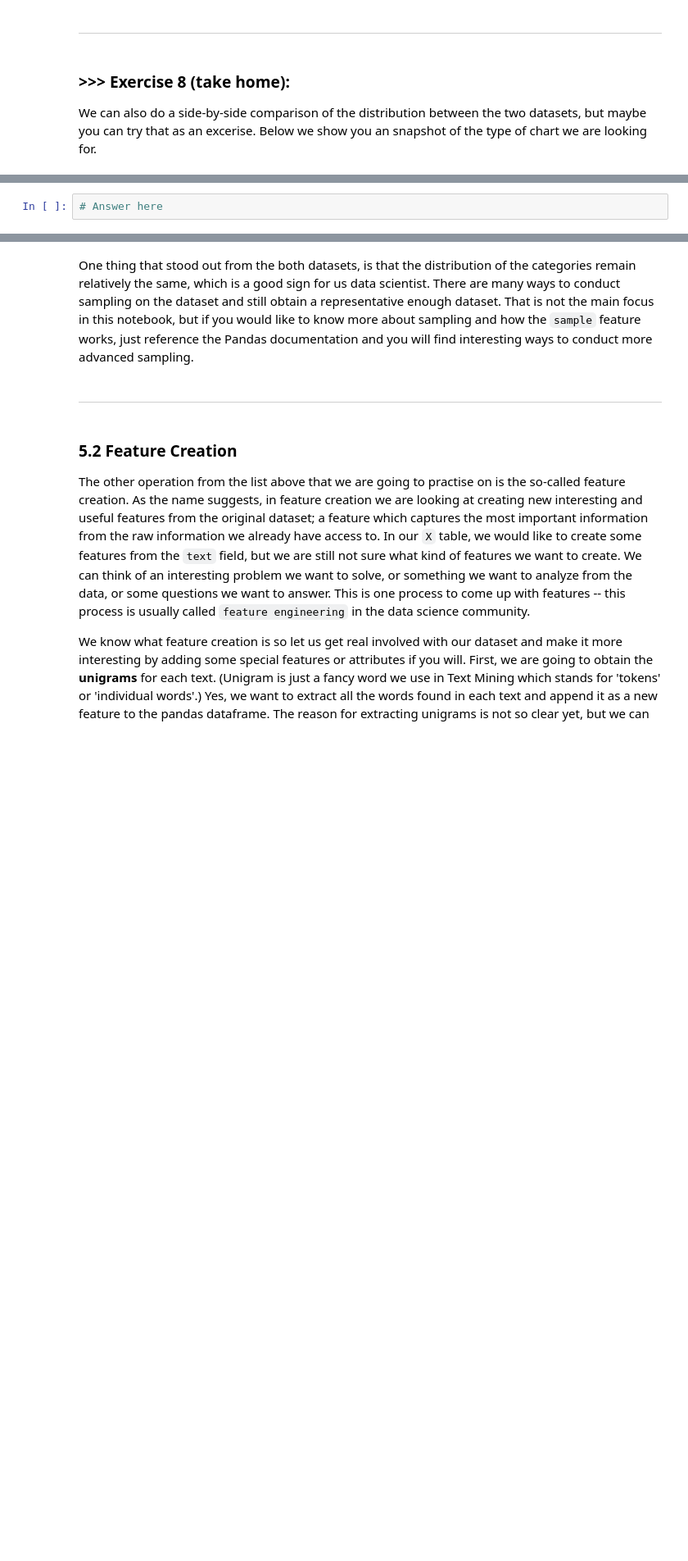
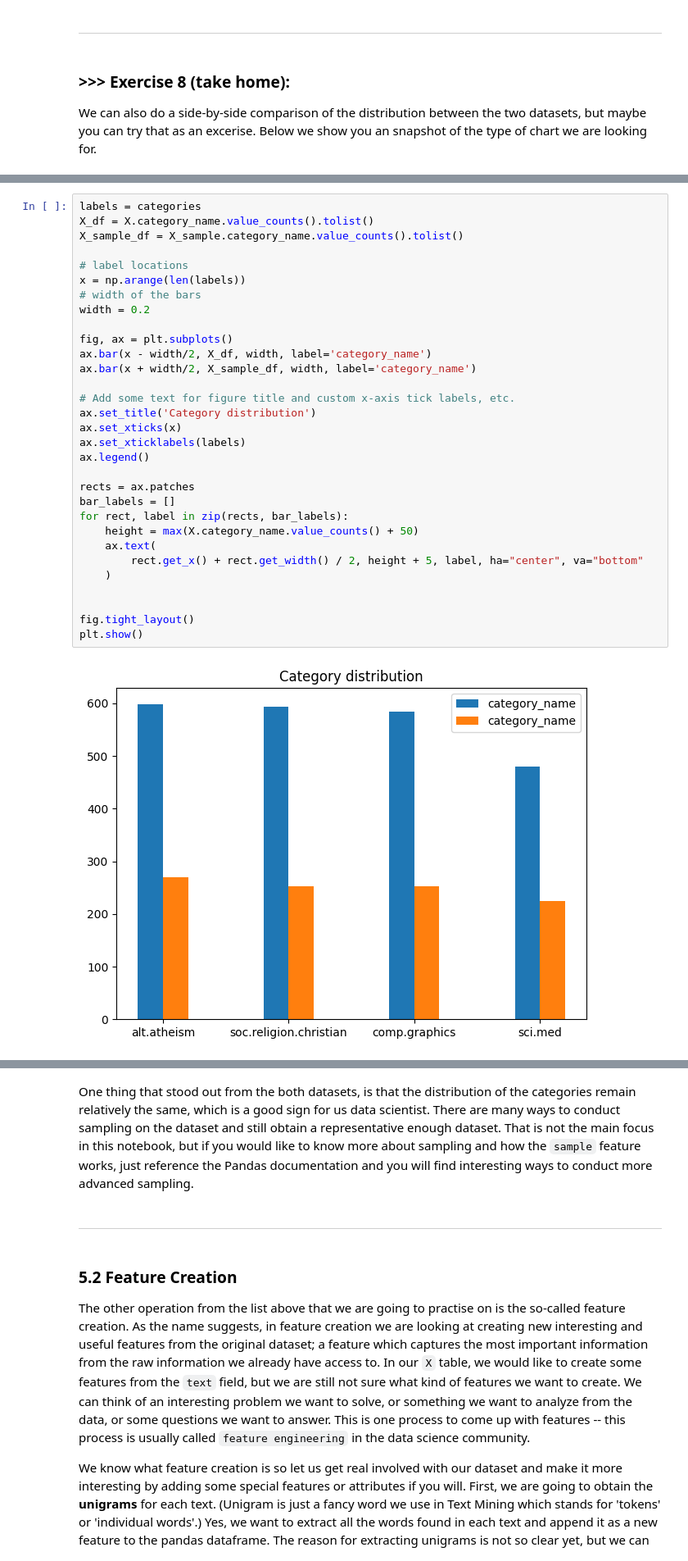
Before and after one commit to Judy-Hsieh/DM2022-Lab1-Master, a Jupyter notebook: DM2022-Lab1-Master.ipynb, the cells around one changed output, grey strips where cells are left out. Shown at 82% size. Cells and saved outputs as stored; diff of their text form; blank space fills up the shorter version.

```diff
--- a/DM2022-Lab1-Master.ipynb
+++ b/DM2022-Lab1-Master.ipynb
@@ -1151,5 +1238,36 @@ Notice that for the `ylim` parameters we hardcoded the maximum value for y. Is i
 We can also do a side-by-side comparison of the distribution between the two datasets, but maybe you can try that as an excerise. Below we show you an snapshot of the type of chart we are looking for.
 # %% [markdown]
 ![alt txt](https://i.imgur.com/9eO431H.png)
-# %%
-# Answer here
+# %%
+labels = categories
+X_df = X.category_name.value_counts().tolist()
+X_sample_df = X_sample.category_name.value_counts().tolist()
+
+# label locations
+x = np.arange(len(labels))
+# width of the bars
+width = 0.2
+
+fig, ax = plt.subplots()
+ax.bar(x - width/2, X_df, width, label='category_name')
+ax.bar(x + width/2, X_sample_df, width, label='category_name')
+
+# Add some text for figure title and custom x-axis tick labels, etc.
+ax.set_title('Category distribution')
+ax.set_xticks(x)
+ax.set_xticklabels(labels)
+ax.legend()
+
+rects = ax.patches
+bar_labels = []
+for rect, label in zip(rects, bar_labels):
+    height = max(X.category_name.value_counts() + 50)
+    ax.text(
+        rect.get_x() + rect.get_width() / 2, height + 5, label, ha="center", va="bottom"
+    )
+
+
+fig.tight_layout()
+plt.show()
+# %% [output]
+[figure, added]
```
Also changed, not shown: parts of 47 cells of this notebook.
